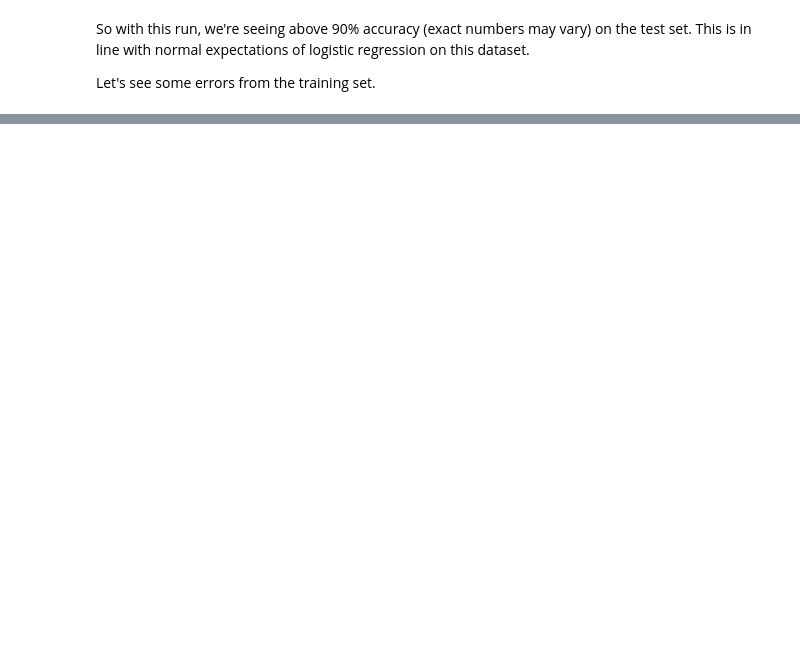
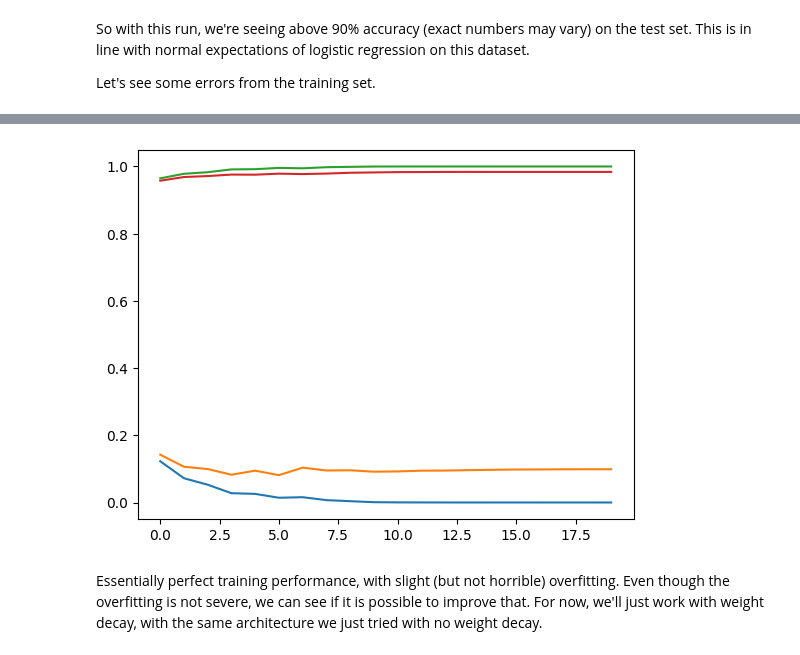
Before and after one commit to venknat/ai-projects, a Jupyter notebook: notebooks/mnist/mnist_exploration.ipynb, the cells around one changed output, grey strips where cells are left out. Cells and saved outputs as stored; diff of their text form; code cells hidden in the pictures; blank space fills up the shorter version.

```diff
--- a/notebooks/mnist/mnist_exploration.ipynb
+++ b/notebooks/mnist/mnist_exploration.ipynb
@@ -197,0 +271,52 @@ We'll try some deep learning architectures, again going from more "basic" (simpl
+# %%
+
+deep_nn = NeuralNetwork((1, 28, 28), 10, [512, 512, 512])
+optimizer = torch.optim.Adam(deep_nn.parameters(), lr=1e-3, weight_decay=0)
+criterion = nn.CrossEntropyLoss()
+num_epochs = 20
+device = torch.device("mps" if torch.backends.mps.is_available() else "cpu")
+deep_nn = deep_nn.to(device=device)
+train_metric = torchmetrics.Accuracy(task="multiclass", num_classes=num_targets).to(
+    device=device
+)
+validation_metric = torchmetrics.Accuracy(task="multiclass", num_classes=num_targets).to(
+    device=device
+)
+torch.nn.utils.clip_grad_norm_(deep_nn.parameters(), max_norm=1.0)
+
+train_batch_size = 256
+validation_batch_size = 256
+
+train_dataloader = DataLoader(
+    train_dataset, batch_size=train_batch_size, shuffle=True
+)
+
+validation_dataloader = DataLoader(
+    validation_dataset, batch_size=validation_batch_size, shuffle=True
+)
+
+scheduler = CosineAnnealingLR(optimizer, T_max=epochs, eta_min=1e-6)
+
+result = SimpleTrainer.train(
+    device,
+    deep_nn,
+    train_dataloader,
+    validation_dataloader,  # validation_dataloader,
+    optimizer,
+    criterion,
+    num_epochs,
+    train_metric,
+    validation_metric,
+    per_epoch_callbacks=[lambda: scheduler.step()],
+    print_progress=True,
+)
+
+print(f"Training complete: best validation accuracy: {result.best_metric}")
+plt.plot(result.train_losses)
+plt.plot(result.validation_losses)
+train_metrics_cpu = [m.detach().cpu().item() for m in result.train_metrics]
+plt.plot(train_metrics_cpu)
+validation_metrics_cpu = [m.detach().cpu().item() for m in result.validation_metrics]
+plt.plot(validation_metrics_cpu)
+plt.show()
+# %% [output]
@@ -197,0 +329,3 @@ We'll try some deep learning architectures, again going from more "basic" (simpl
+[figure, added]
+# %% [markdown]
+Essentially perfect training performance, with slight (but not horrible) overfitting.  Even though the overfitting is not severe, we can see if it is possible to improve that.  For now, we'll just work with weight decay, with the same architecture we just tried with no weight decay.
```
Also changed, not shown: parts of 20 cells of this notebook, 10 other files.
